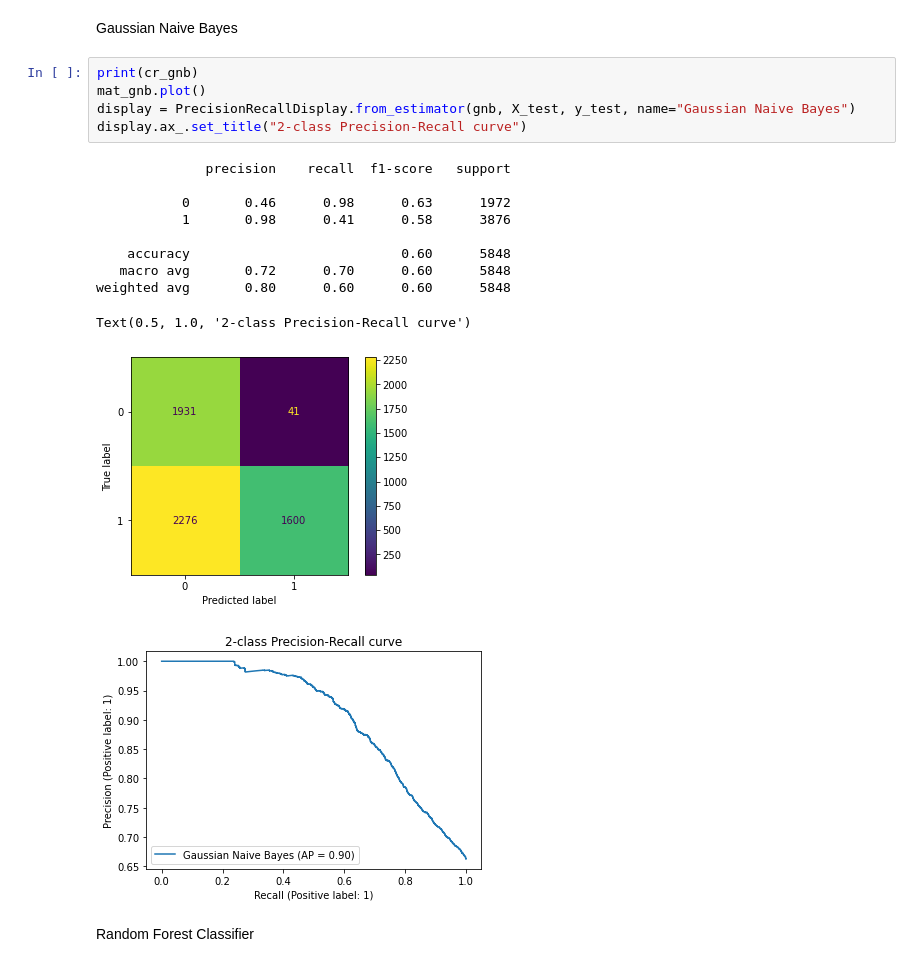
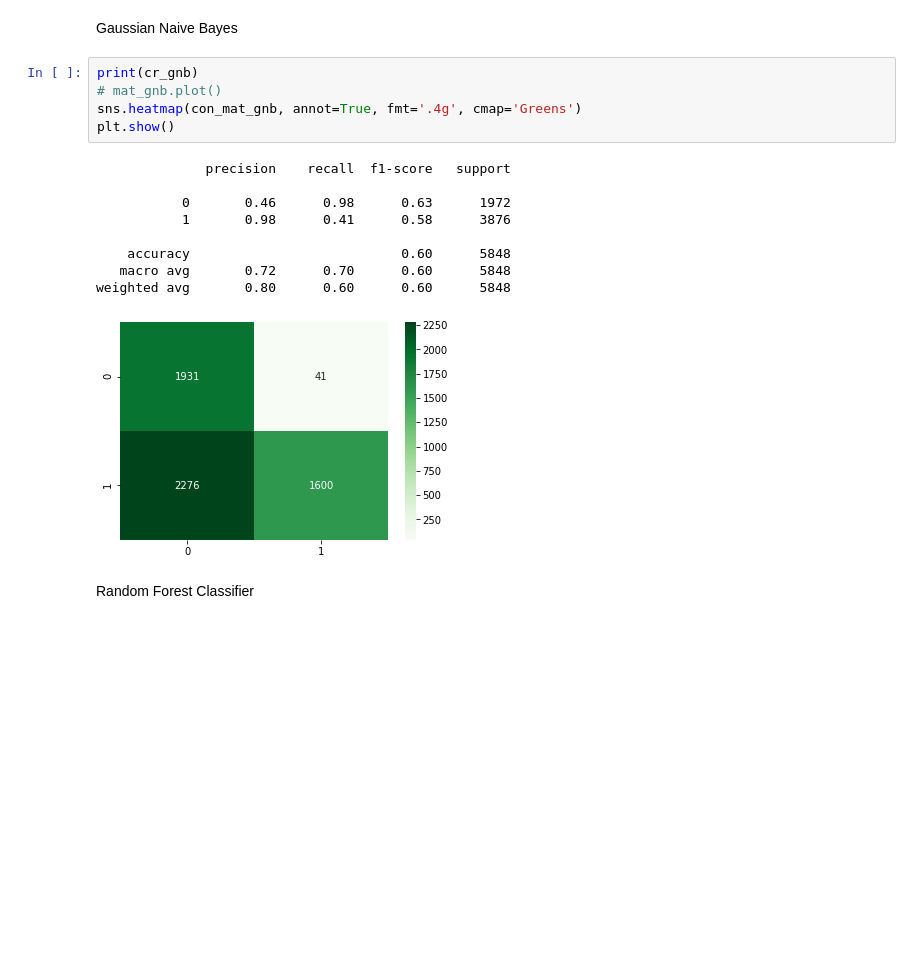
Before and after one commit to AlbertoRom/Android_Permission_Dataset, a Jupyter notebook: notebooks/Android_Permission_Notebook.ipynb, the cells around one changed output. Drawn from its saved outputs; the diff is of its cells as text; blank space fills up the shorter version.

```diff
--- a/notebooks/Android_Permission_Notebook.ipynb
+++ b/notebooks/Android_Permission_Notebook.ipynb
@@ -350,21 +348,19 @@ Text(0.5, 1.0, '2-class Precision-Recall curve')
 # %% [markdown]
 Gaussian Naive Bayes
-# %%
-print(cr_gnb)
-mat_gnb.plot()
-display = PrecisionRecallDisplay.from_estimator(gnb, X_test, y_test, name="Gaussian Naive Bayes")
-display.ax_.set_title("2-class Precision-Recall curve")
-# %% [output]
-              precision    recall  f1-score   support
-
-           0       0.46      0.98      0.63      1972
-           1       0.98      0.41      0.58      3876
-
-    accuracy                           0.60      5848
-   macro avg       0.72      0.70      0.60      5848
-weighted avg       0.80      0.60      0.60      5848
-Text(0.5, 1.0, '2-class Precision-Recall curve')
-[figure, removed]
-[figure, removed]
+# %%
+print(cr_gnb)
+# mat_gnb.plot()
+sns.heatmap(con_mat_gnb, annot=True, fmt='.4g', cmap='Greens')
+plt.show()
+# %% [output]
+              precision    recall  f1-score   support
+
+           0       0.46      0.98      0.63      1972
+           1       0.98      0.41      0.58      3876
+
+    accuracy                           0.60      5848
+   macro avg       0.72      0.70      0.60      5848
+weighted avg       0.80      0.60      0.60      5848
+[figure, added]
 # %% [markdown]
 Random Forest Classifier
```
Also changed, not shown: parts of 14 cells of this notebook, 2 other files.
